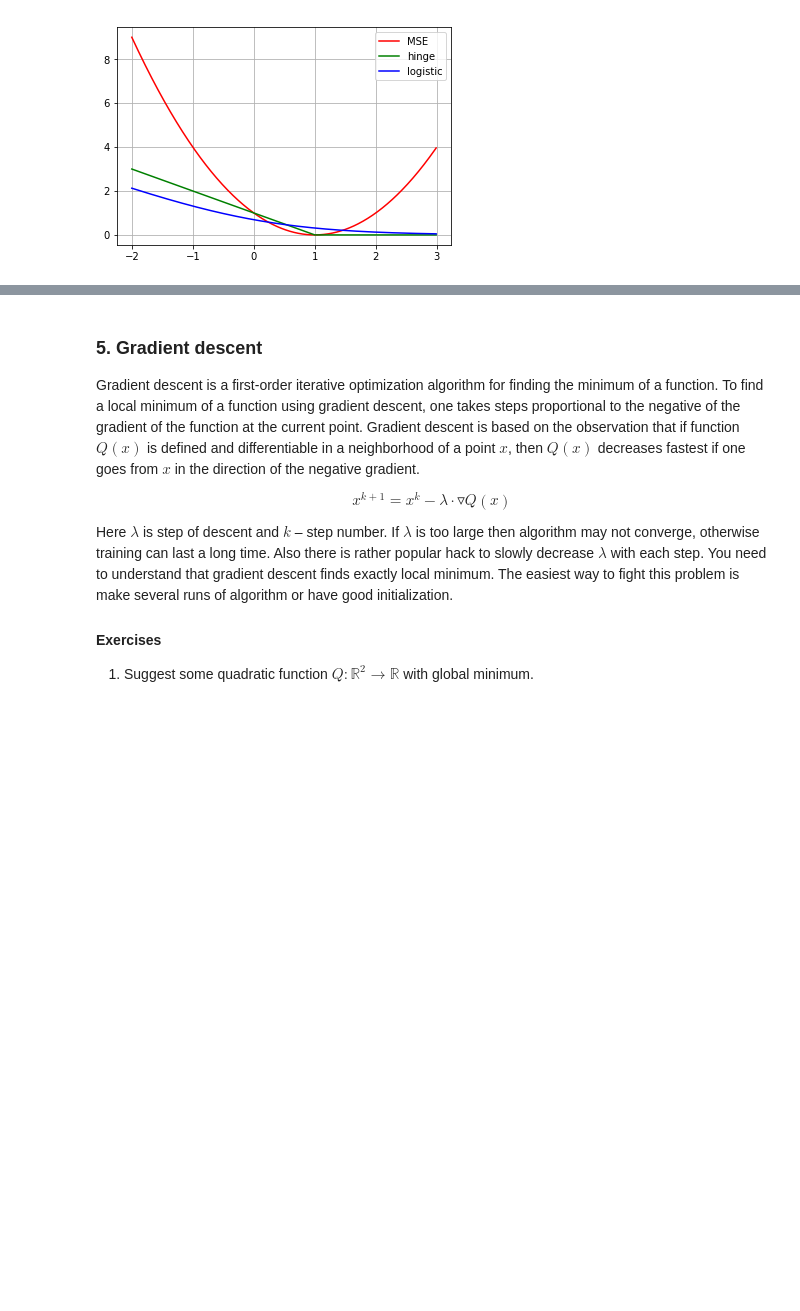
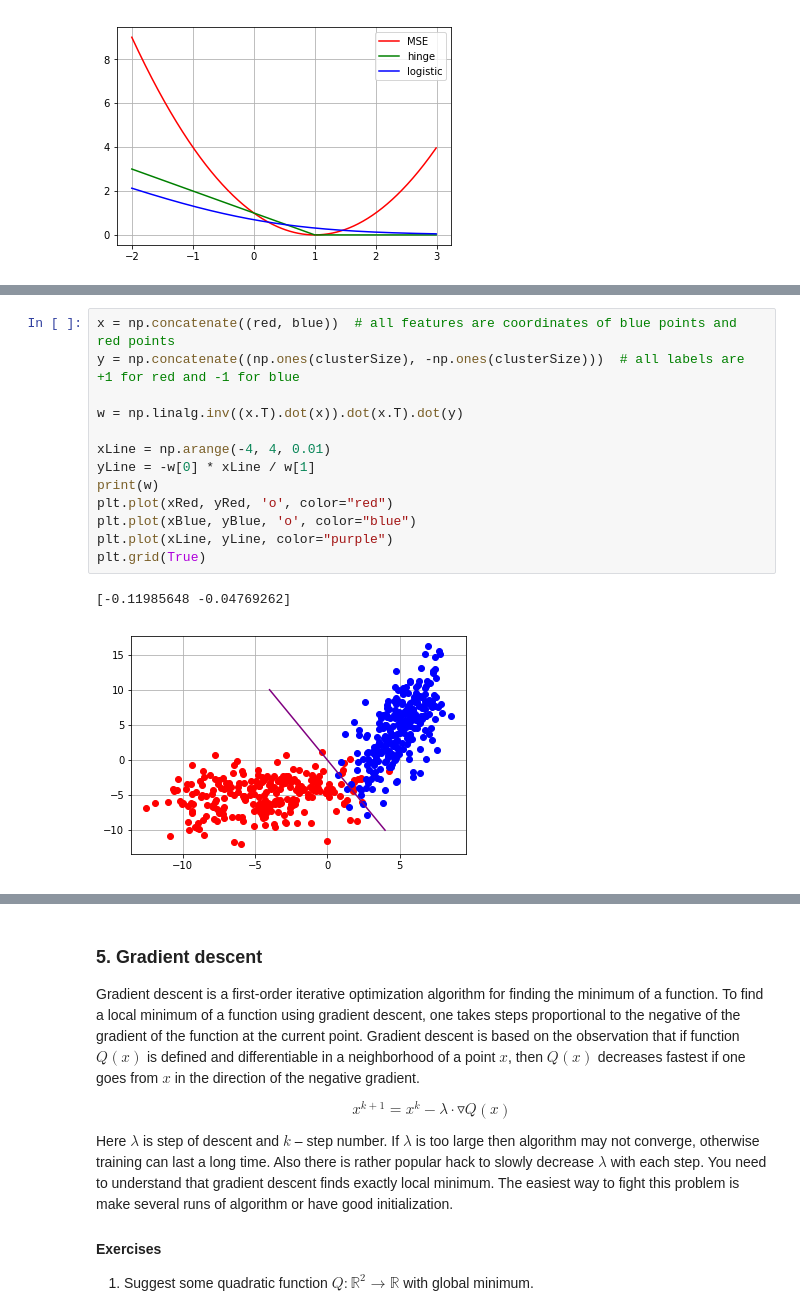
Before and after one commit to sergevkim/DarinKim, a Jupyter notebook: draft-1.ipynb, the cells around one changed output, grey strips where cells are left out. Drawn from its saved outputs; the diff is of its cells as text; blank space fills up the shorter version.

```diff
--- a/draft-1.ipynb
+++ b/draft-1.ipynb
@@ -263,0 +272,16 @@ plt.show()
+# %%
+x = np.concatenate((red, blue))  # all features are coordinates of blue points and red points
+y = np.concatenate((np.ones(clusterSize), -np.ones(clusterSize)))  # all labels are +1 for red and -1 for blue
+
+w = np.linalg.inv((x.T).dot(x)).dot(x.T).dot(y)
+
+xLine = np.arange(-4, 4, 0.01)
+yLine = -w[0] * xLine / w[1]
+print(w)
+plt.plot(xRed, yRed, 'o', color="red")
+plt.plot(xBlue, yBlue, 'o', color="blue")
+plt.plot(xLine, yLine, color="purple")
+plt.grid(True)
+# %% [output]
+[-0.11985648 -0.04769262]
+[figure, added]
```
Also changed, not shown: parts of 12 cells of this notebook.
